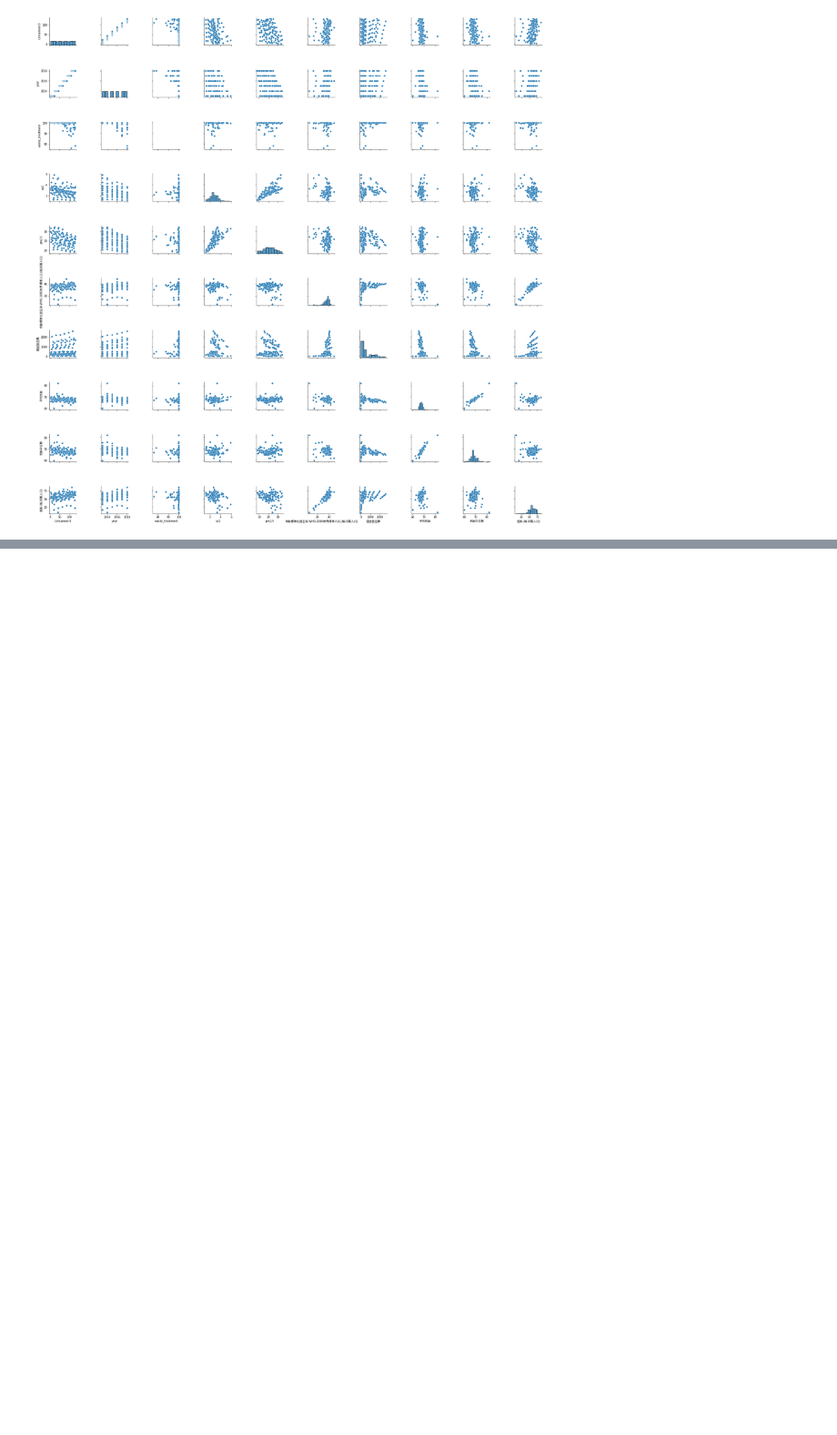
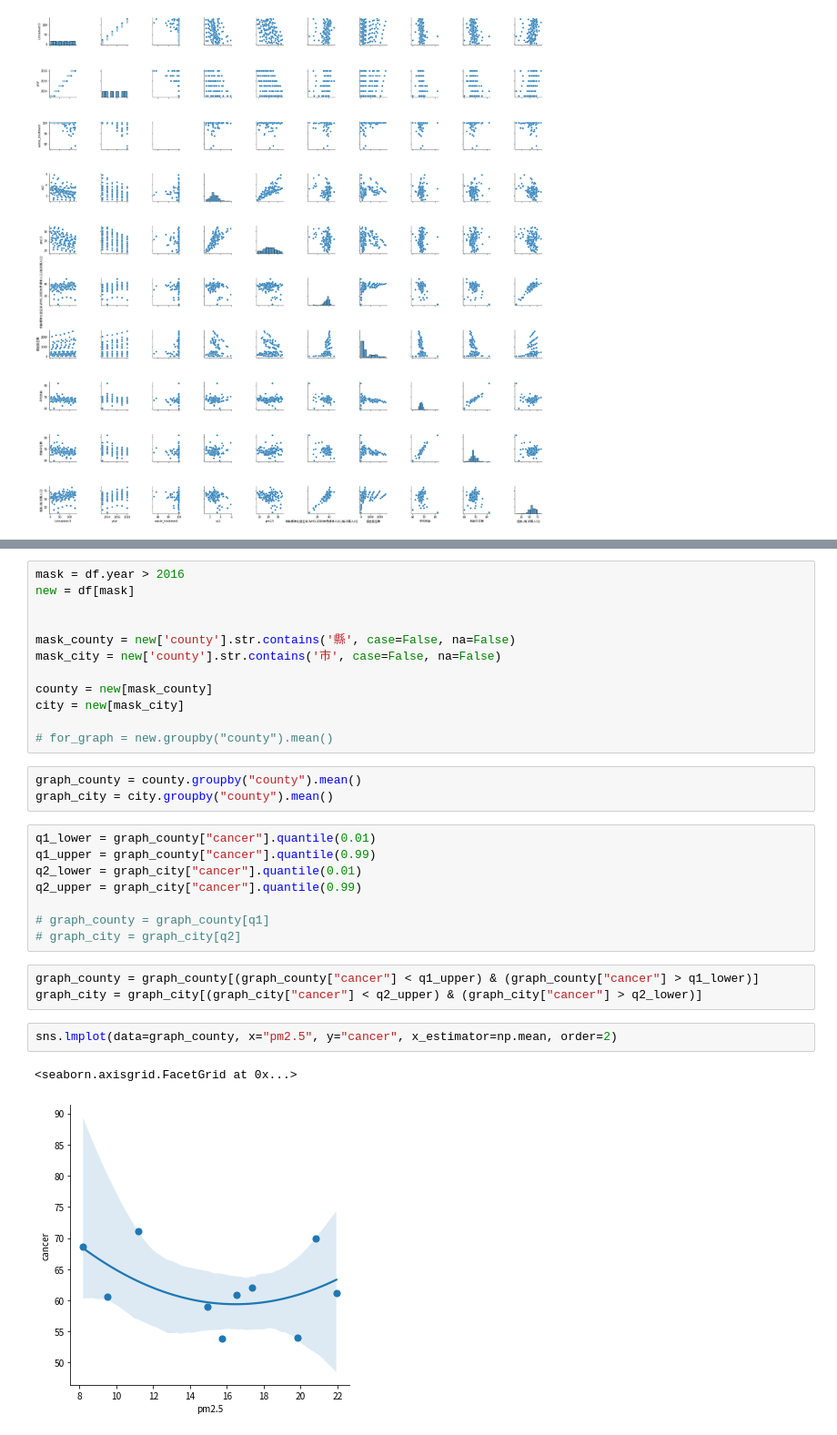
Before and after one commit to chenyenru/bio_ia_air, a Jupyter notebook: analysis.ipynb, the cells around one changed output, grey strips where cells are left out. Shown at 91% size. Saved outputs shown, nothing was run; the diff lists cells and outputs as text; blank space fills up the shorter version.

```diff
--- a/analysis.ipynb
+++ b/analysis.ipynb
@@ -62,0 +98,31 @@ sns.pairplot(df)
+# %%
+mask = df.year > 2016
+new = df[mask]
+
+
+mask_county = new['county'].str.contains('縣', case=False, na=False)
+mask_city = new['county'].str.contains('市', case=False, na=False)
+
+county = new[mask_county]
+city = new[mask_city]
+
+# for_graph = new.groupby("county").mean()
+# %%
+graph_county = county.groupby("county").mean()
+graph_city = city.groupby("county").mean()
+# %%
+q1_lower = graph_county["cancer"].quantile(0.01)
+q1_upper = graph_county["cancer"].quantile(0.99)
+q2_lower = graph_city["cancer"].quantile(0.01)
+q2_upper = graph_city["cancer"].quantile(0.99)
+
+# graph_county = graph_county[q1]
+# graph_city = graph_city[q2]
+# %%
+graph_county = graph_county[(graph_county["cancer"] < q1_upper) & (graph_county["cancer"] > q1_lower)]
+graph_city = graph_city[(graph_city["cancer"] < q2_upper) & (graph_city["cancer"] > q2_lower)]
+# %%
+sns.lmplot(data=graph_county, x="pm2.5", y="cancer", x_estimator=np.mean, order=2)
+# %% [output]
+<seaborn.axisgrid.FacetGrid at 0x...>
+[figure, added]
```
Also changed, not shown: parts of 9 cells of this notebook.
